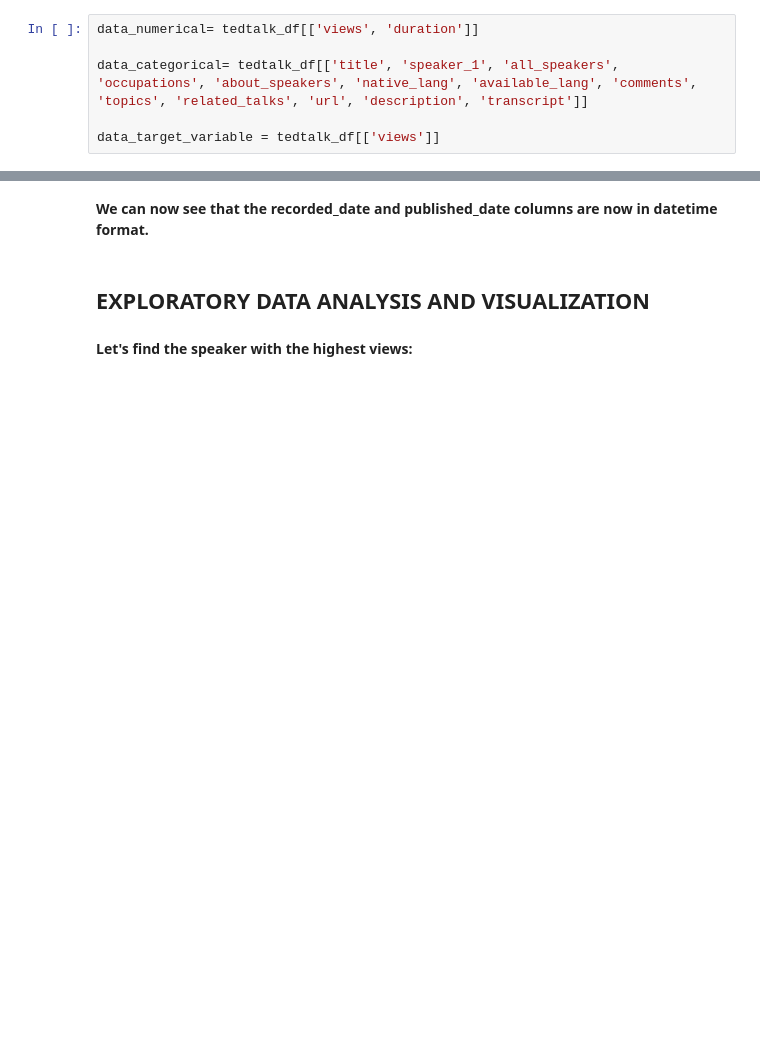
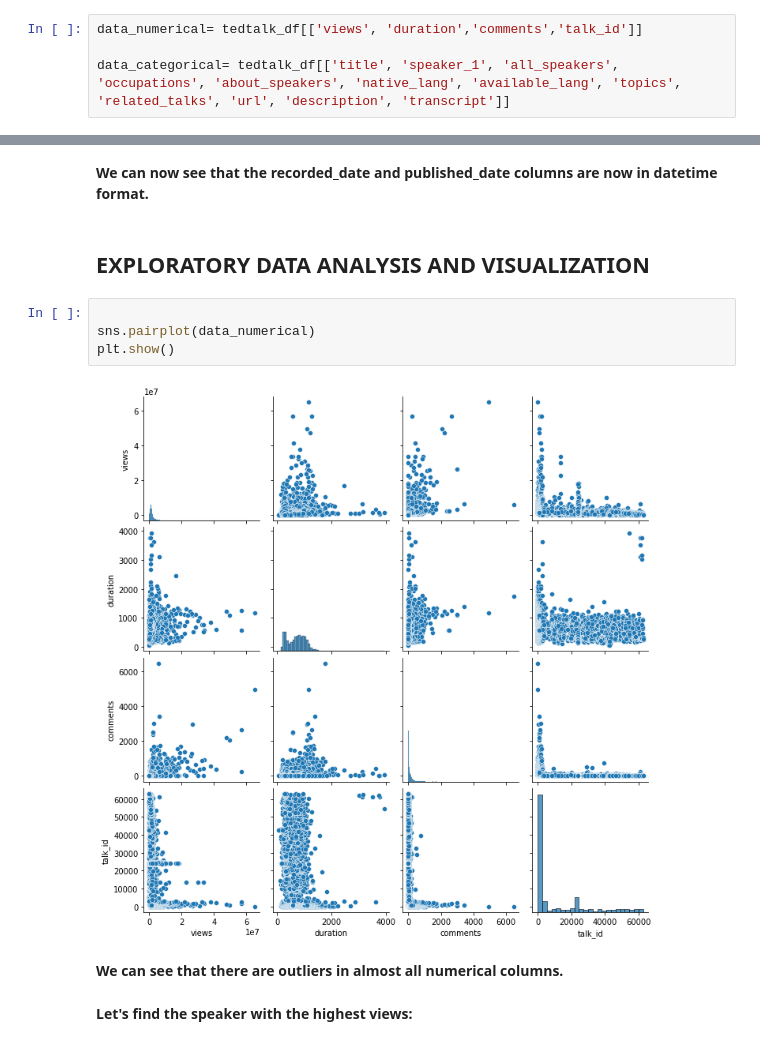
Before and after one commit to paulsoumyadip/ted_talk_views_prediction, a Jupyter notebook: Ted_Talks_Views_Prediction_Regression_Capstone_.ipynb, the cells around one changed output, grey strips where cells are left out. Cells and saved outputs as stored; diff of their text form; blank space fills up the shorter version.

```diff
--- a/Ted_Talks_Views_Prediction_Regression_Capstone_.ipynb
+++ b/Ted_Talks_Views_Prediction_Regression_Capstone_.ipynb
@@ -261,11 +261,9 @@ Index(['talk_id', 'title', 'speaker_1', 'all_speakers', 'occupations',
        'related_talks', 'url', 'description', 'transcript'],
       dtype='object')
 # %%
-data_numerical= tedtalk_df[['views', 'duration']]
+data_numerical= tedtalk_df[['views', 'duration','comments','talk_id']]
 
-data_categorical= tedtalk_df[['title', 'speaker_1', 'all_speakers', 'occupations', 'about_speakers', 'native_lang', 'available_lang', 'comments', 'topics', 'related_talks', 'url', 'description', 'transcript']]
-
-data_target_variable = tedtalk_df[['views']]
+data_categorical= tedtalk_df[['title', 'speaker_1', 'all_speakers', 'occupations', 'about_speakers', 'native_lang', 'available_lang', 'topics', 'related_talks', 'url', 'description', 'transcript']]
 # %% [markdown]
 *Before we start with other columns let's change the the dates from object to Datetime format.*
 # %%
@@ -317,6 +320,14 @@ tedtalk_df.tail(3)
 **We can now see that the recorded_date and published_date columns are now in datetime format.**
 # %% [markdown]
 ## **EXPLORATORY DATA ANALYSIS AND VISUALIZATION**
+# %%
+
+sns.pairplot(data_numerical)
+plt.show()
+# %% [output]
+[figure, added]
+# %% [markdown]
+**We can see that there are outliers in almost all numerical columns.**
 # %% [markdown]
 **Let's find the speaker with the highest views:**
 # %%
```
Also changed, not shown: parts of 5 cells of this notebook.
